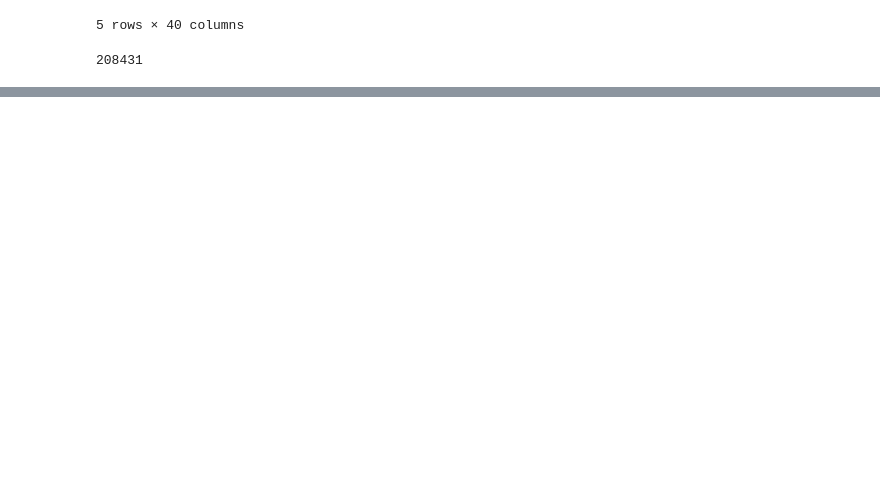
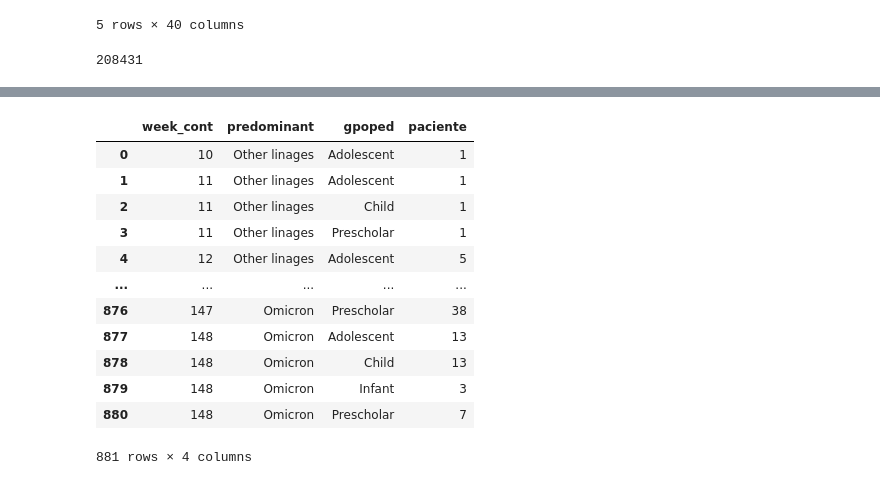
Before and after one commit to JesusColinV/Genetic_variability_Covid_MX, a Jupyter notebook: main.ipynb, the cells around one changed output, grey strips where cells are left out. Cells and saved outputs as stored; diff of their text form; code cells hidden in the pictures; blank space fills up the shorter version.

```diff
--- a/main.ipynb
+++ b/main.ipynb
@@ -460,0 +475,16 @@ table.set_index(['week_cont','predominant','gpoped']).unstack(level=0).fillna(0)
+# %%
+table
+# %% [output]
+|  | week_cont | predominant | gpoped | paciente |
+| 0 | 10 | Other linages | Adolescent | 1 |
+| 1 | 11 | Other linages | Adolescent | 1 |
+| 2 | 11 | Other linages | Child | 1 |
+| 3 | 11 | Other linages | Prescholar | 1 |
+| 4 | 12 | Other linages | Adolescent | 5 |
+| ... | ... | ... | ... | ... |
+| 876 | 147 | Omicron | Prescholar | 38 |
+| 877 | 148 | Omicron | Adolescent | 13 |
+| 878 | 148 | Omicron | Child | 13 |
+| 879 | 148 | Omicron | Infant | 3 |
+| 880 | 148 | Omicron | Prescholar | 7 |
+881 rows × 4 columns
```
Also changed, not shown: parts of 5 cells of this notebook, 1 other file.
